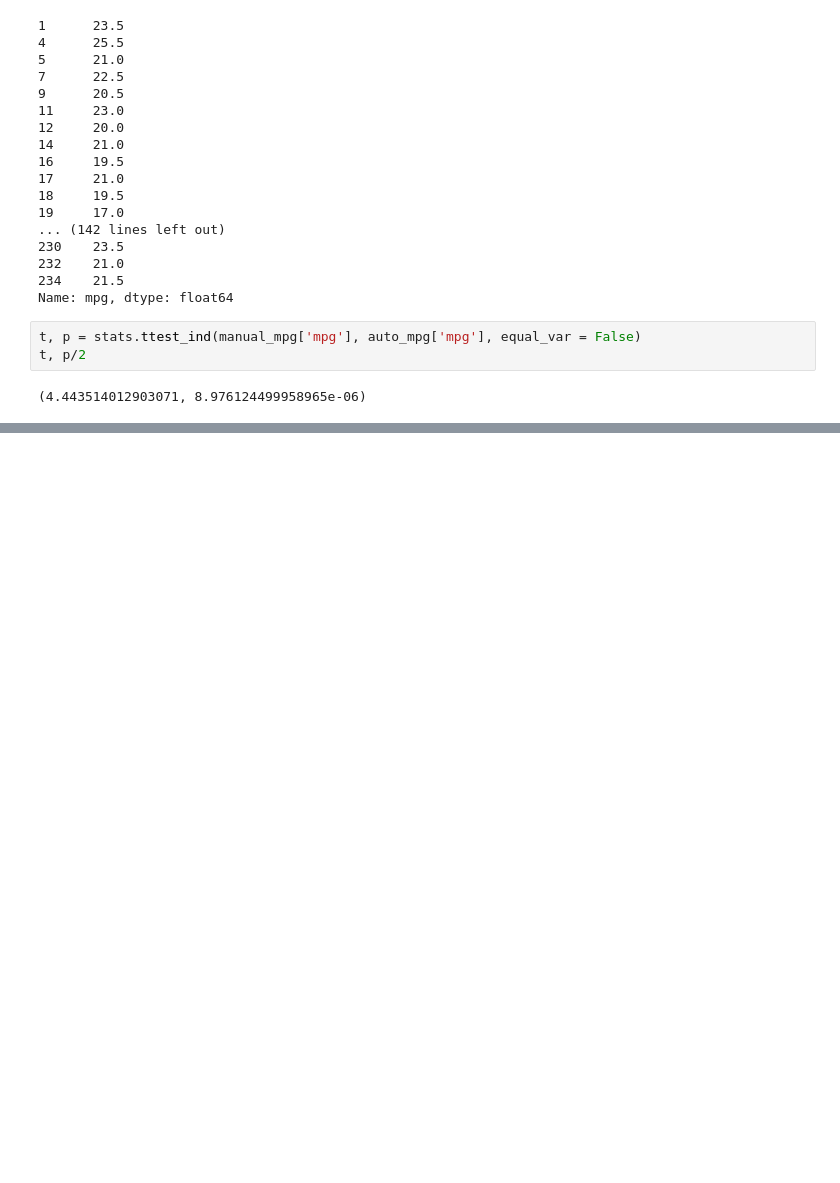
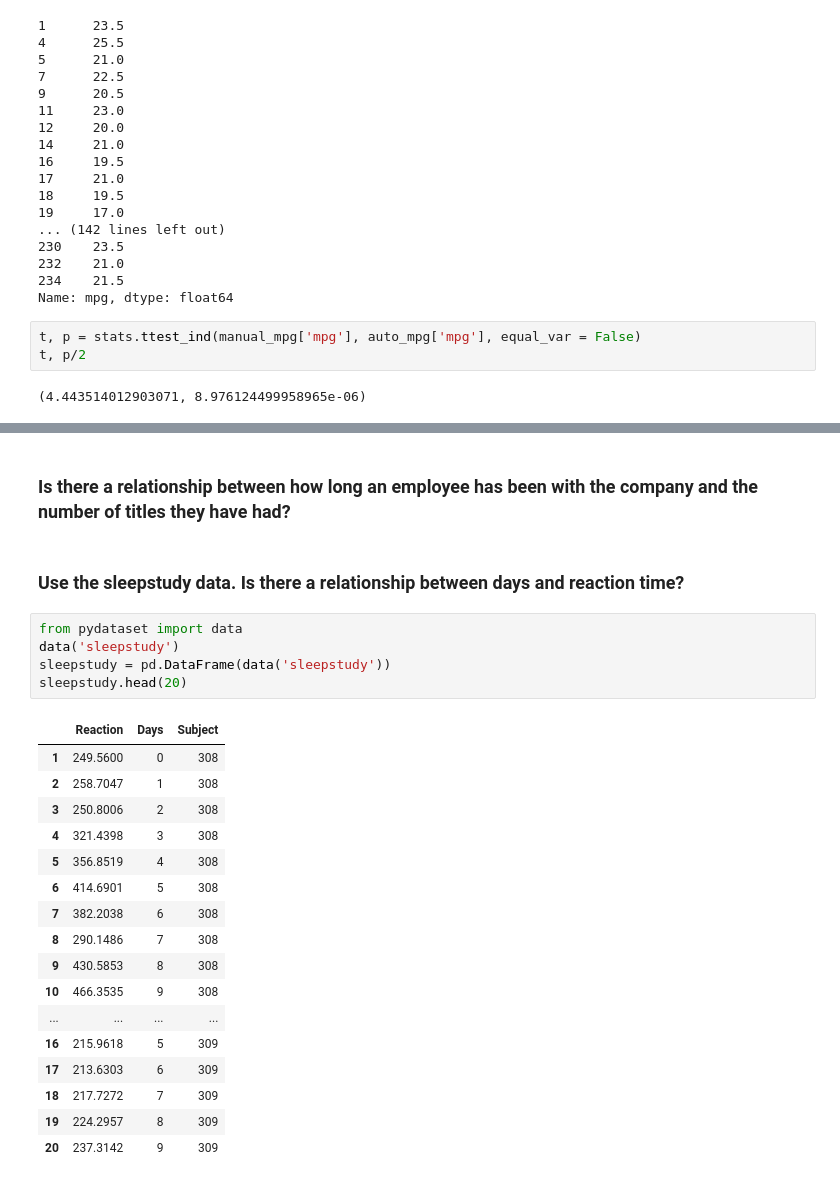
Before and after one commit to Joshua-C-Bryant/statistics-exercises, a Jupyter notebook: hypothesis_testing_comparing_means.ipynb, the cells around one changed output, grey strips where cells are left out. Cells and saved outputs as stored; diff of their text form; blank space fills up the shorter version.

```diff
--- a/hypothesis_testing_comparing_means.ipynb
+++ b/hypothesis_testing_comparing_means.ipynb
@@ -977,0 +1094,27 @@ t, p/2
+# %% [markdown]
+### Is there a relationship between how long an employee has been with the company and the number of titles they have had?
+# %% [markdown]
+### Use the sleepstudy data. Is there a relationship between days and reaction time?
+# %%
+from pydataset import data
+data('sleepstudy')
+sleepstudy = pd.DataFrame(data('sleepstudy'))
+sleepstudy.head(20)
+# %% [output]
+|  | Reaction | Days | Subject |
+| 1 | 249.5600 | 0 | 308 |
+| 2 | 258.7047 | 1 | 308 |
+| 3 | 250.8006 | 2 | 308 |
+| 4 | 321.4398 | 3 | 308 |
+| 5 | 356.8519 | 4 | 308 |
+| 6 | 414.6901 | 5 | 308 |
+| 7 | 382.2038 | 6 | 308 |
+| 8 | 290.1486 | 7 | 308 |
+| 9 | 430.5853 | 8 | 308 |
+| 10 | 466.3535 | 9 | 308 |
+| ... | ... | ... | ... |
+| 16 | 215.9618 | 5 | 309 |
+| 17 | 213.6303 | 6 | 309 |
+| 18 | 217.7272 | 7 | 309 |
+| 19 | 224.2957 | 8 | 309 |
+| 20 | 237.3142 | 9 | 309 |
```
Also changed, not shown: parts of 27 cells of this notebook.
